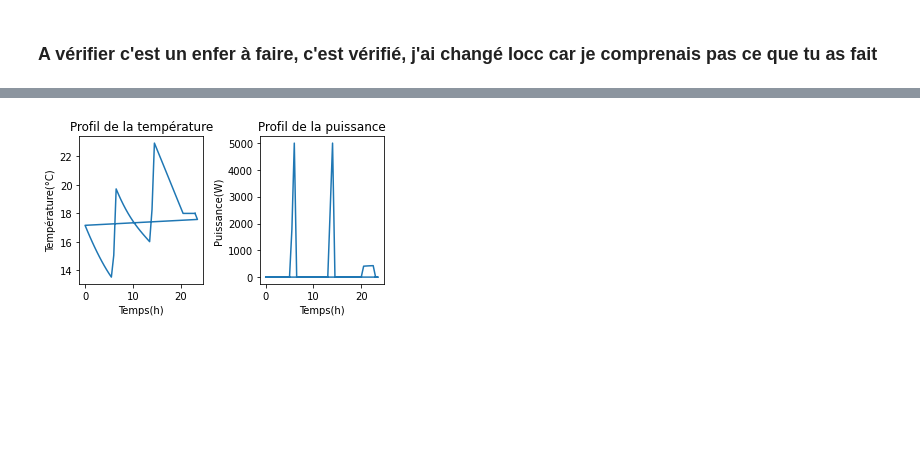
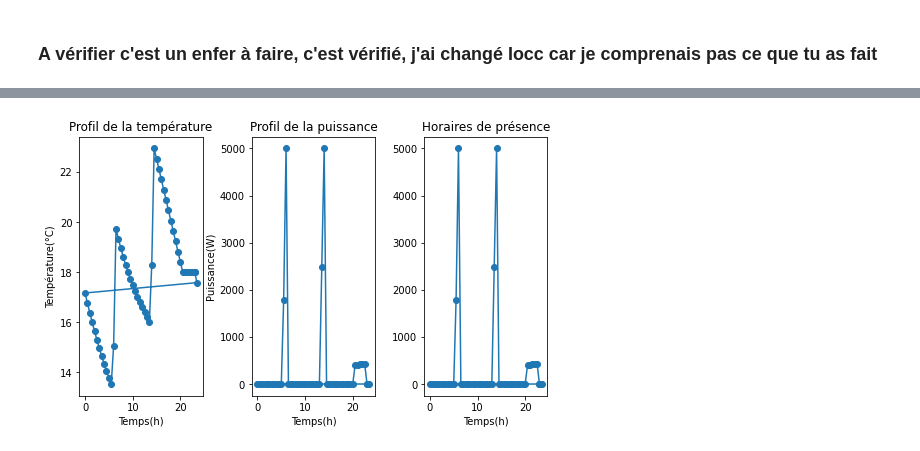
Before and after one commit to EliottBarbier/Projet_Opti, a Jupyter notebook: Projet.ipynb, the cells around one changed output, grey strips where cells are left out. Drawn from its saved outputs; the diff is of its cells as text; code cells hidden in the pictures; blank space fills up the shorter version.

```diff
--- a/Projet.ipynb
+++ b/Projet.ipynb
@@ -149,23 +169,34 @@ True
 # %%
 #Résultats
 T = res.x[:N+1]
 P = res.x[N+1:]
 
 #Affichage du résultat:
 
 #Température
-fig, axes = plt.subplots(nrows=1, ncols=2, figsize=(5, 3))
-axes[0].plot(t, T)
+fig, axes = plt.subplots(nrows=1, ncols=3, figsize=(5, 3))
+axes[0].plot(t, T, marker="o")
 axes[0].set_xlabel("Temps(h)")
 axes[0].set_ylabel("Température(°C)")
 axes[0].set_title("Profil de la température")
 
-axes[1].plot(t, P)
+#Puissance
+axes[1].plot(t, P, marker="o")
 axes[1].set_xlabel("Temps(h)")
 axes[1].set_ylabel("Puissance(W)")
 axes[1].set_title("Profil de la puissance")
 
-plt.tight_layout()
+#Iocc
+axes[2].plot(t, P, marker="o")
+axes[2].set_xlabel("Temps(h)")
+axes[2].set_title("Horaires de présence")
+
+plt.subplots_adjust(left=0.1,
+                    bottom=0.2,
+                    right=1.4,
+                    top=1.4,
+                    wspace=0.4,
+                    hspace=0.4)
 plt.show()
 # %% [output]
-[figure, old version]
+[figure, new version]
```
Also changed, not shown: parts of 3 cells of this notebook.
